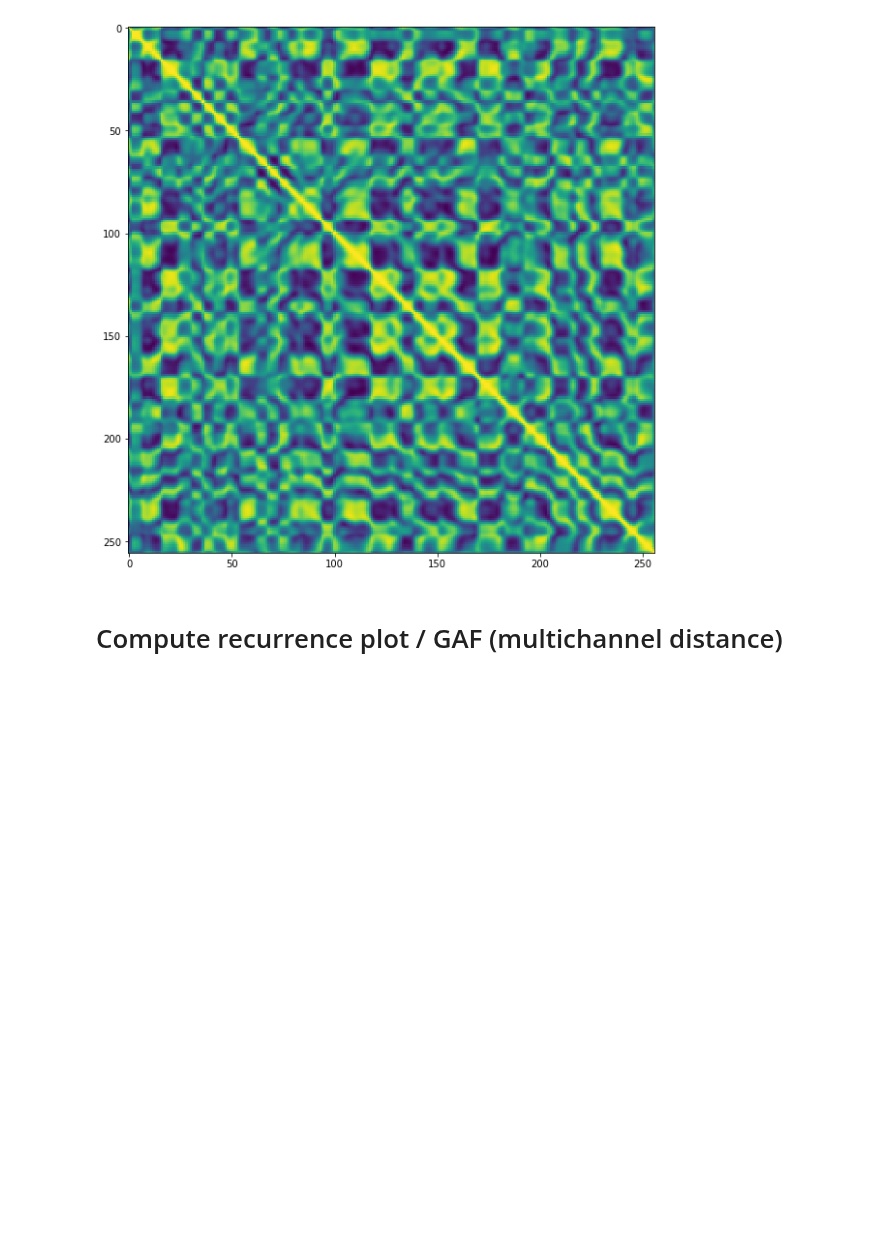
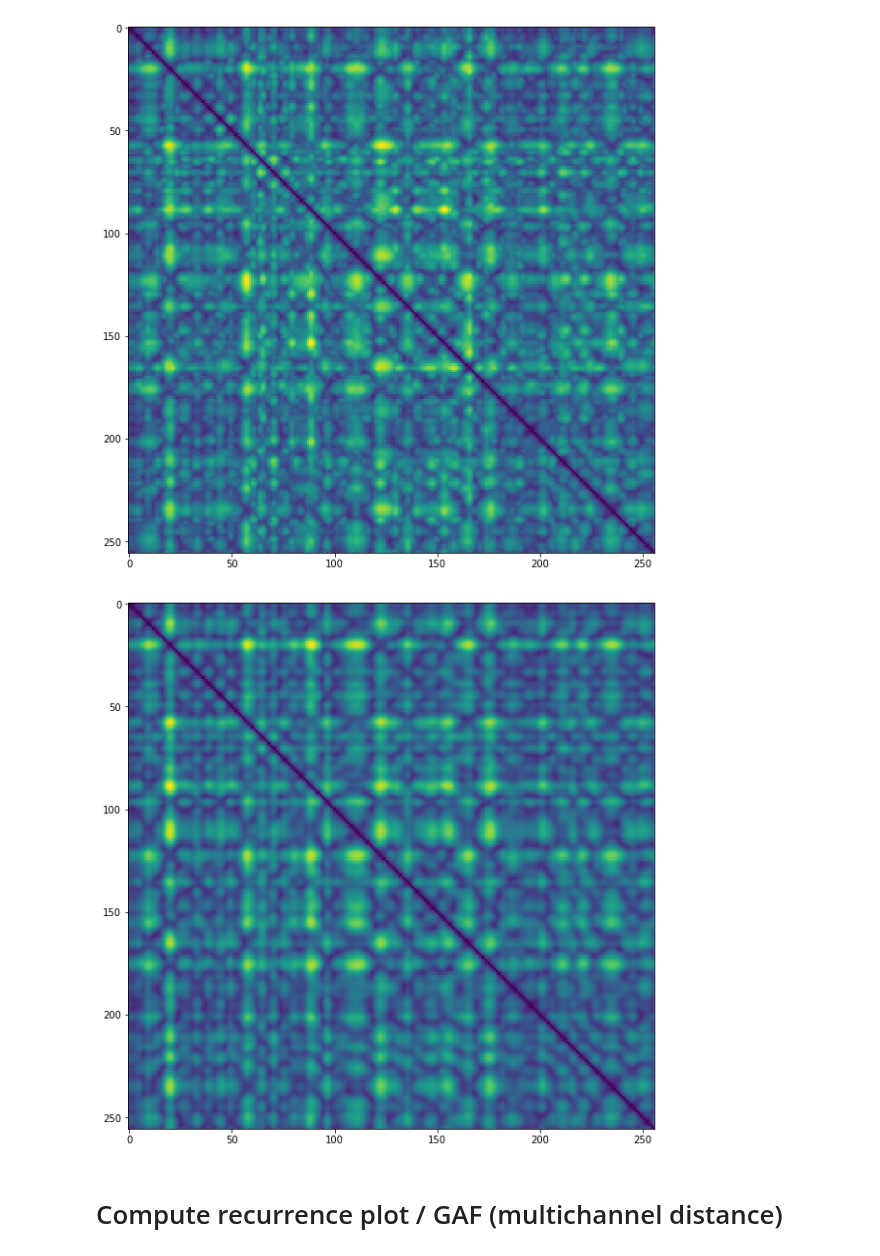
Before and after one commit to mirgee/thesis_project, a Jupyter notebook: notebooks/13a-prepare-data.ipynb, the cells around one changed output. Cells and saved outputs as stored; diff of their text form; code cells hidden in the pictures; blank space fills up the shorter version.

```diff
--- a/notebooks/13a-prepare-data.ipynb
+++ b/notebooks/13a-prepare-data.ipynb
@@ -88,11 +93,11 @@ def finalize(existingAggregate):
 from scipy.spatial.distance import pdist, squareform
 import math
 
-def rec_plot(data):
+def rec_plot(data, metric='chebyshev'):
     if len(data.shape) > 1:
-        return squareform(pdist(data)).astype('float64')
+        return squareform(pdist(data, metric=metric)).astype('float32')
     else:
-        return squareform(pdist(data[:,None])).astype('float64')
+        return squareform(pdist(data[:,None], metric=metric)).astype('float32')
 
 def tabulate(x, y, f):
     return np.vectorize(f)(*np.meshgrid(x, y, sparse=True))
@@ -120,13 +125,17 @@ def gaf(serie):
 # %%
 from sklearn.metrics.pairwise import cosine_similarity
 def cos_sim(data):
     return cosine_similarity(data)
 
 plt.figure(figsize=(10,10))
-plt.imshow(cos_sim(data[:256,:]))
+plt.imshow(rec_plot(data[:256,:], metric='chebyshev'))
 plt.show()
+plt.figure(figsize=(10,10))
+plt.imshow(rec_plot(data[:256,:], metric='euclidean'))
+plt.show()
 # %% [output]
-[figure, old version]
+[figure, new version]
+[figure, added]
 # %% [markdown]
 # Compute recurrence plot / GAF (multichannel distance)
 # %%
```
Also changed, not shown: parts of 5 cells of this notebook, 8 other files.
